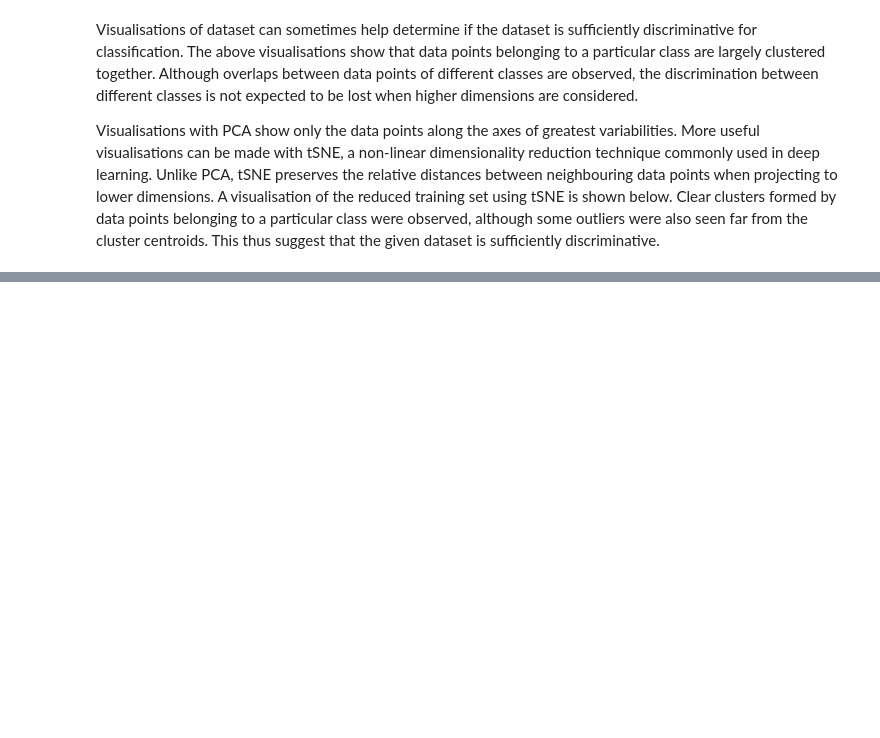
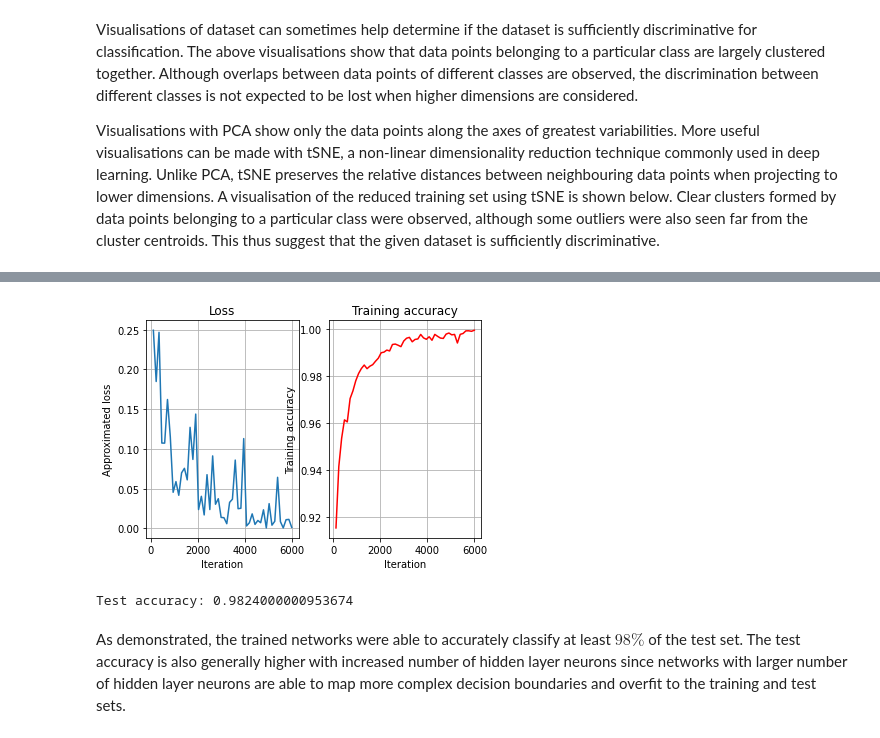
Before and after one commit to shfoo/neural-networks-for-images, a Jupyter notebook: Neural_networks_for_images.ipynb, the cells around one changed output, grey strips where cells are left out. Drawn from its saved outputs; the diff is of its cells as text; code cells hidden in the pictures; blank space fills up the shorter version.

```diff
--- a/Neural_networks_for_images.ipynb
+++ b/Neural_networks_for_images.ipynb
@@ -304,5 +111,0 @@ A GAN was implemented to sample from the MNIST dataset. For reasonable training
-# %%
-import torch
-import matplotlib.gridspec as gridspec
-
-Xtrain = (torch.from_numpy(Xtrain).float()).reshape(60000, 1, 28, 28)
@@ -355,10 +111,0 @@ In this case, to make the network generate only images from a certain class, the
-# %%
-import torch
-import matplotlib.gridspec as gridspec
-
-from c_gan import C_GAN, discriminator, generator
-
-Xtrain = (torch.from_numpy(Xtrain).float()).reshape(60000, 1, 28, 28)
-# One-hot encoding
-ytrain_ = torch.zeros(60000, 10)
-ytrain_[range(60000), ytrain] = 1
@@ -408,0 +146,13 @@ c_gan.display_images(img)
+# %%
+Xtrain = (torch.from_numpy(Xtrain).float()).reshape(60000, -1).to(device)
+ytrain = torch.from_numpy(ytrain).long().to(device)
+Xtest = (torch.from_numpy(Xtest).float()).reshape(10000, -1).to(device)
+ytest = torch.from_numpy(ytest).long().to(device)
+# %%
+from classifiers import MultiLayerPerceptron
+
+net = MultiLayerPerceptron(num_hidden_neurons=[1028],
+                           batch_norm=False,
+                           dropout_proba=None).to(device)
+
+train_stats = net.fit(Xtrain, ytrain, verbose=True)
@@ -408,0 +170,25 @@ c_gan.display_images(img)
+# %%
+# Plot training statistics
+fig, (ax1, ax2) = plt.subplots(1, 2)
+ax1.plot(train_stats['ite'], train_stats['loss'])
+ax1.set_title('Loss')
+ax1.set_xlabel('Iteration')
+ax1.set_ylabel('Approximated loss')
+ax1.grid(True)
+
+ax2.plot(train_stats['ite'], train_stats['train_acc'], 'r')
+ax2.set_title('Training accuracy')
+ax2.set_xlabel('Iteration')
+ax2.set_ylabel('Training accuracy')
+ax2.grid(True)
+plt.show()
+# %% [output]
+[figure, added]
+# %%
+# Accuracy on test set
+ypred = net.predict(Xtest)
+print('Test accuracy:', ((ypred == ytest).sum() / len(ytest)).item())
+# %% [output]
+Test accuracy: 0.9824000000953674
+# %% [markdown]
+As demonstrated, the trained networks were able to accurately classify at least $98 \%$ of the test set. The test accuracy is also generally higher with increased number of hidden layer neurons since networks with larger number of hidden layer neurons are able to map more complex decision boundaries and overfit to the training and test sets.
```
Also changed, not shown: parts of 66 cells of this notebook, 12 other files.
